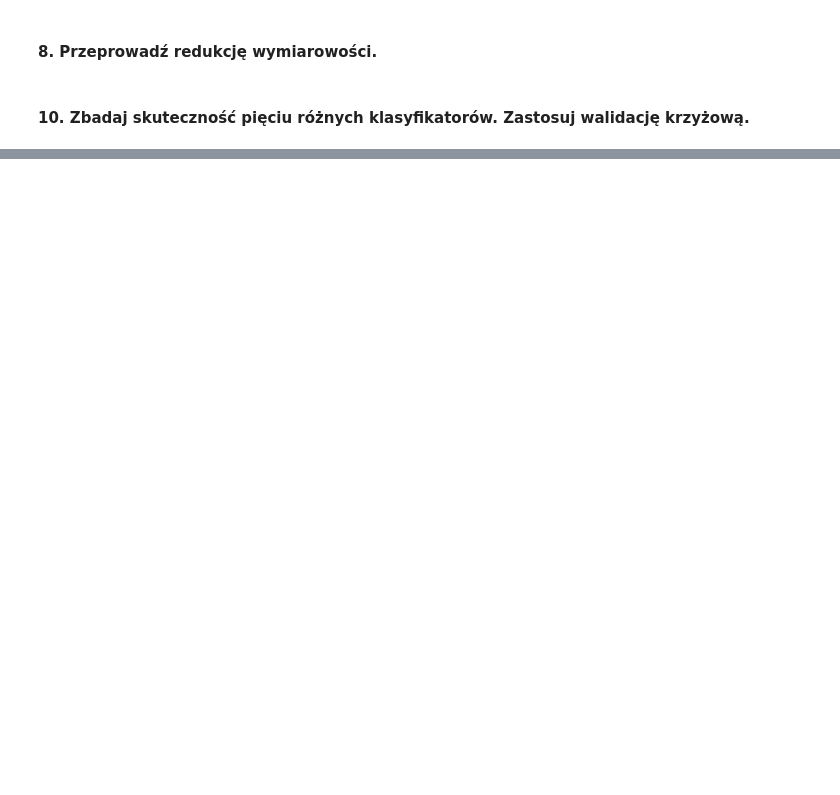
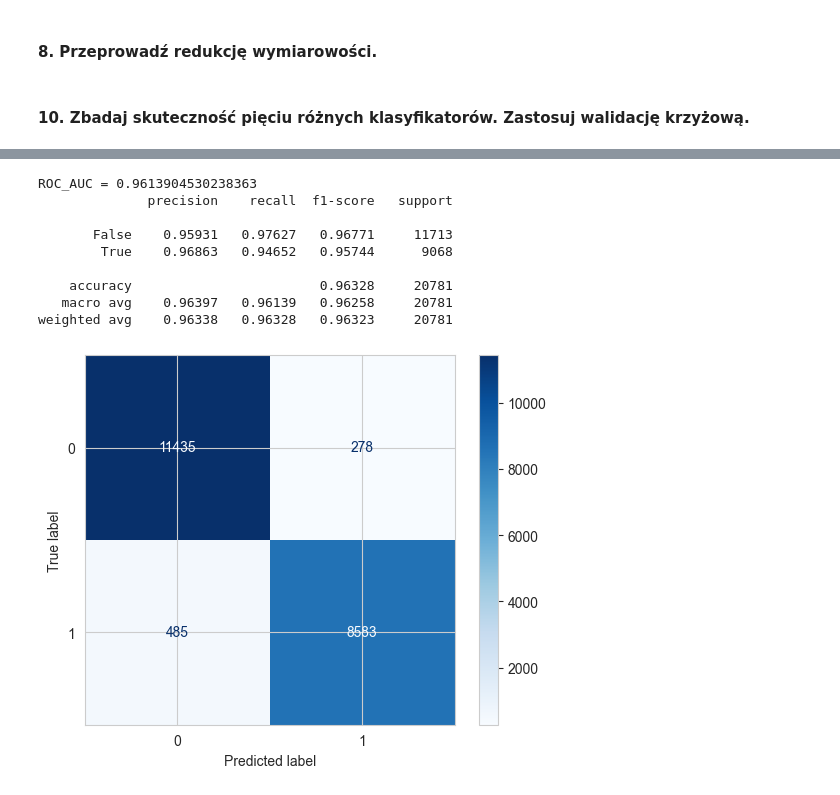
Before and after one commit to Paulaszka/data_science_task, a Jupyter notebook: Notebook.ipynb, the cells around one changed output, grey strips where cells are left out. Cells and saved outputs as stored; diff of their text form; code cells hidden in the pictures; blank space fills up the shorter version.

```diff
--- a/Notebook.ipynb
+++ b/Notebook.ipynb
@@ -419,0 +493,15 @@ weighted avg    0.95947   0.95915   0.95905     20781
+# %%
+params_xgboost = {'random_state': 42}
+model_xgboost = xgboost.XGBClassifier(**params_xgboost)
+model_xgboost, roc_auc_xgboost = run_model(model_xgboost, X_train, y_train, X_val, y_val)
+# %% [output]
+ROC_AUC = 0.9613904530238363
+              precision    recall  f1-score   support
+
+       False    0.95931   0.97627   0.96771     11713
+        True    0.96863   0.94652   0.95744      9068
+
+    accuracy                        0.96328     20781
+   macro avg    0.96397   0.96139   0.96258     20781
+weighted avg    0.96338   0.96328   0.96323     20781
+[figure, added]
```
Also changed, not shown: parts of 8 cells of this notebook.
